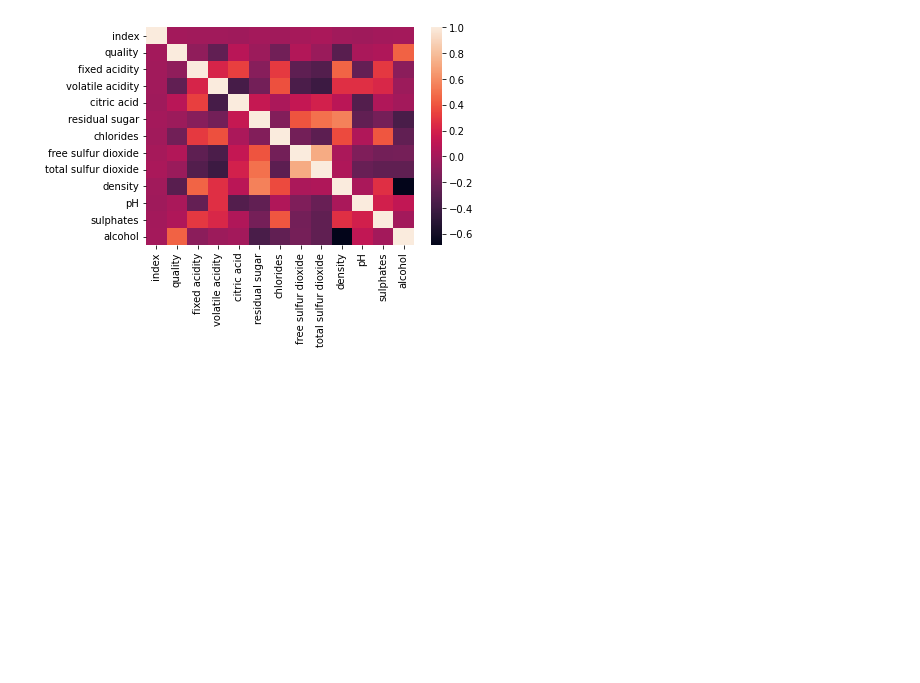
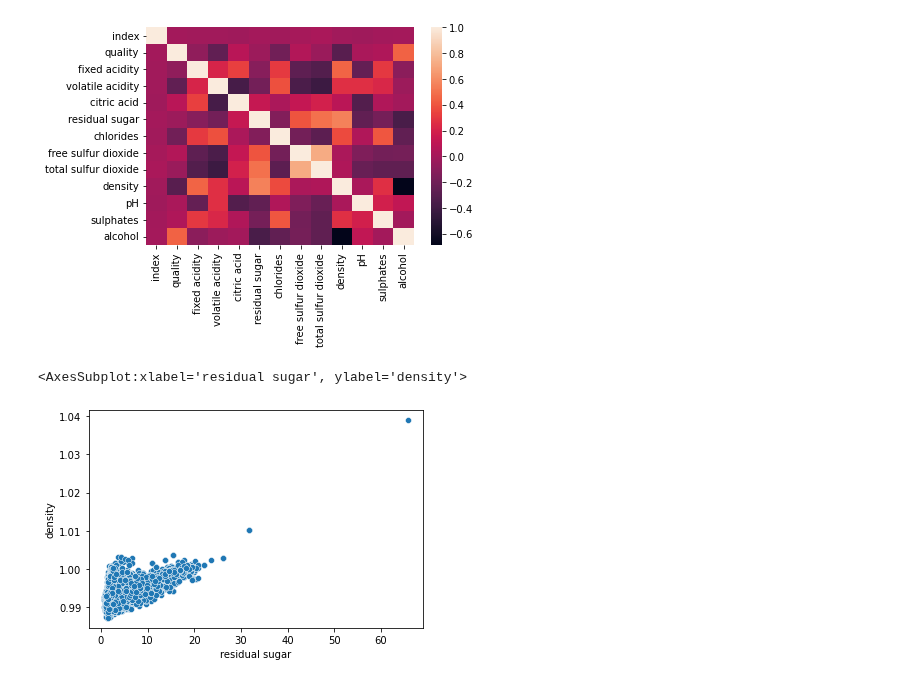
Before and after one commit to eunbin777/StudyAboutML, a Jupyter notebook: DACON_101/와인품질분류Lv2.ipynb, the cells around one changed output. Drawn from its saved outputs; the diff is of its cells as text; code cells hidden in the pictures; blank space fills up the shorter version.

```diff
--- a/DACON_101/와인품질분류Lv2.ipynb
+++ b/DACON_101/와인품질분류Lv2.ipynb
@@ -24,3 +24,11 @@ sns.heatmap(data)
 # %% [output]
 <AxesSubplot:>
 [figure]
+# %%
+x_data = train['residual sugar']
+y_data = train['density']
+# %%
+sns.scatterplot(x = x_data, y = y_data)
+# %% [output]
+<AxesSubplot:xlabel='residual sugar', ylabel='density'>
+[figure, added]
```
Also changed, not shown: parts of 4 cells of this notebook.
